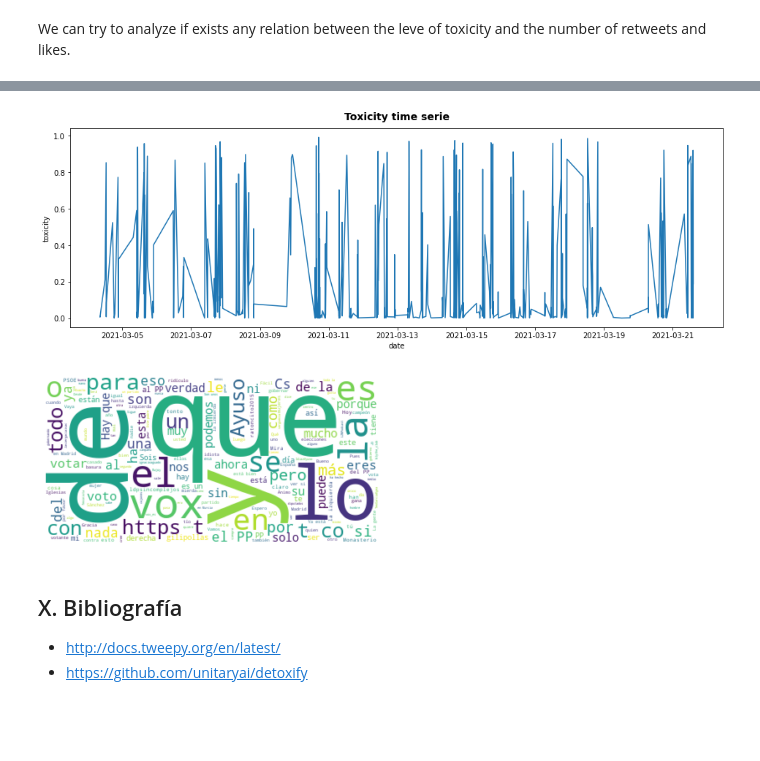
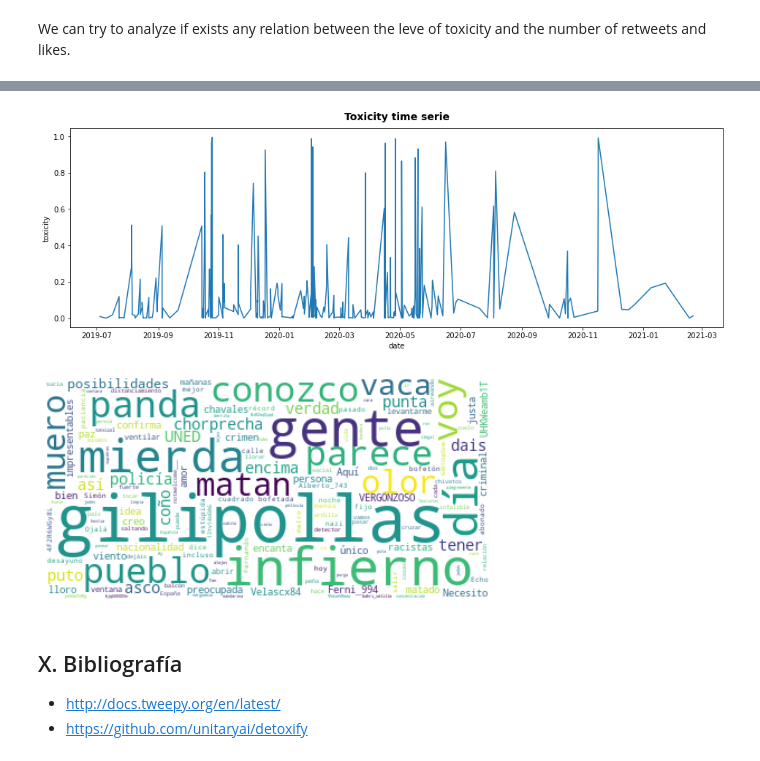
Before and after one commit to gmachinromero/project_robotodio, a Jupyter notebook: notebooks/02-multilingual-model.ipynb, the cells around one changed output, grey strips where cells are left out. Cells and saved outputs as stored; diff of their text form; code cells hidden in the pictures; blank space fills up the shorter version.

```diff
--- a/notebooks/02-multilingual-model.ipynb
+++ b/notebooks/02-multilingual-model.ipynb
@@ -109,8 +134,11 @@ def tweets_iterator(target, n_items):
 In the next cell we are going to download $n$ tweets from a Twitter account, and examinate the content of the first tweet with all the metadata associated.
 # %%
 # Introduce the target Twitter account and number of items to download
-target = 'DFD_74'
-n_items = 500
+
+# target = 'DFD_74'
+
+target = 'Martasc94'
+n_items = 300
 
 # Tweets list (iterator)
 tweets = tweets_iterator(target, n_items=1)
@@ -381,22 +417,27 @@ ax.set_title("Toxicity time serie", y=1.02, fontsize=14, fontweight='bold')
 # Toxicity evolution through time
 sns.lineplot(ax=ax, data=df, x="date", y="toxicity");
 # %% [output]
-[figure, old version]
+[figure, new version]
 # %%
 # Word Cloud
 # ------------------------------------------------------------------------------
 # Combine all tweets
-text = " ".join(review for review in df.tweet)
+text = " ".join(review for review in df['tweet'])
+
+# Define a list of stopword to eliminate from the word cloud
+stop_words = stopwords.words('spanish')
+stop_words += ["t", "si", "https", "co"]
 
 # Create and generate a word cloud image:
-wordcloud = WordCloud(background_color="white").generate(text)
+wordcloud = WordCloud(stopwords=stop_words, background_color="white").generate(text)
 
 # Display the generated image:
+plt.figure(figsize=(8,6))
 plt.imshow(wordcloud, interpolation='bilinear')
 plt.axis("off")
 plt.show()
 # %% [output]
-[figure, old version]
+[figure, new version]
 # %% [markdown]
 ## X. Bibliografía
 
```
Also changed, not shown: parts of 14 cells of this notebook.
